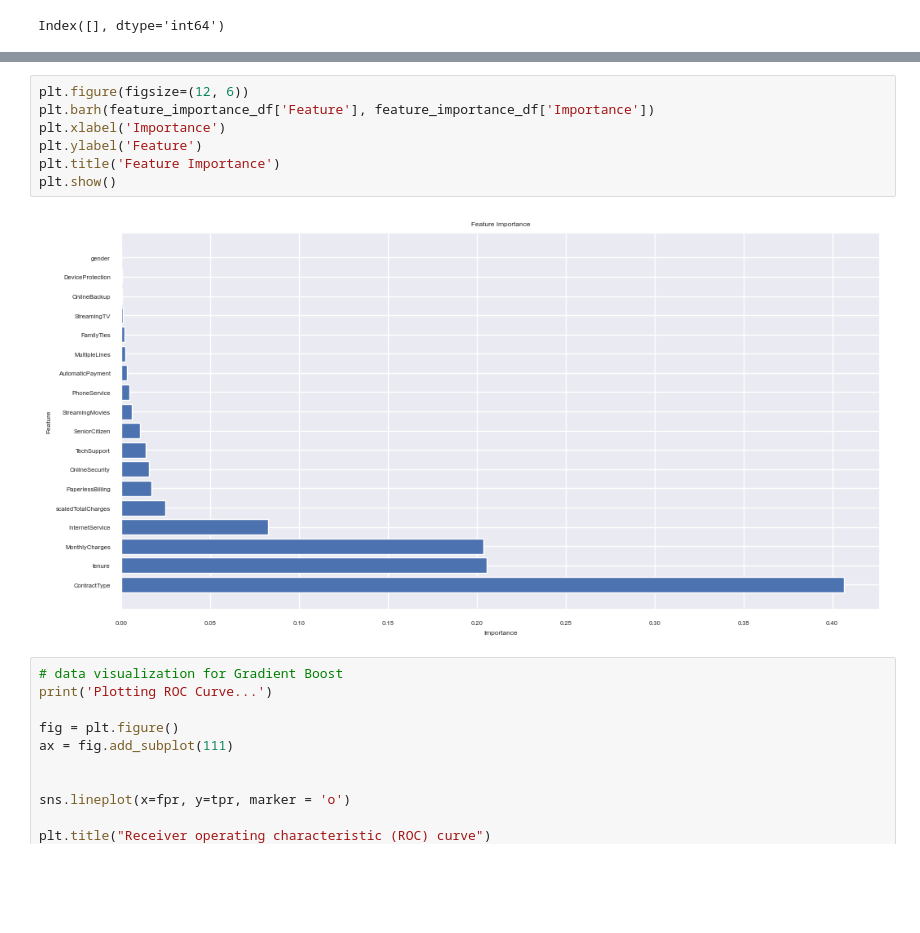
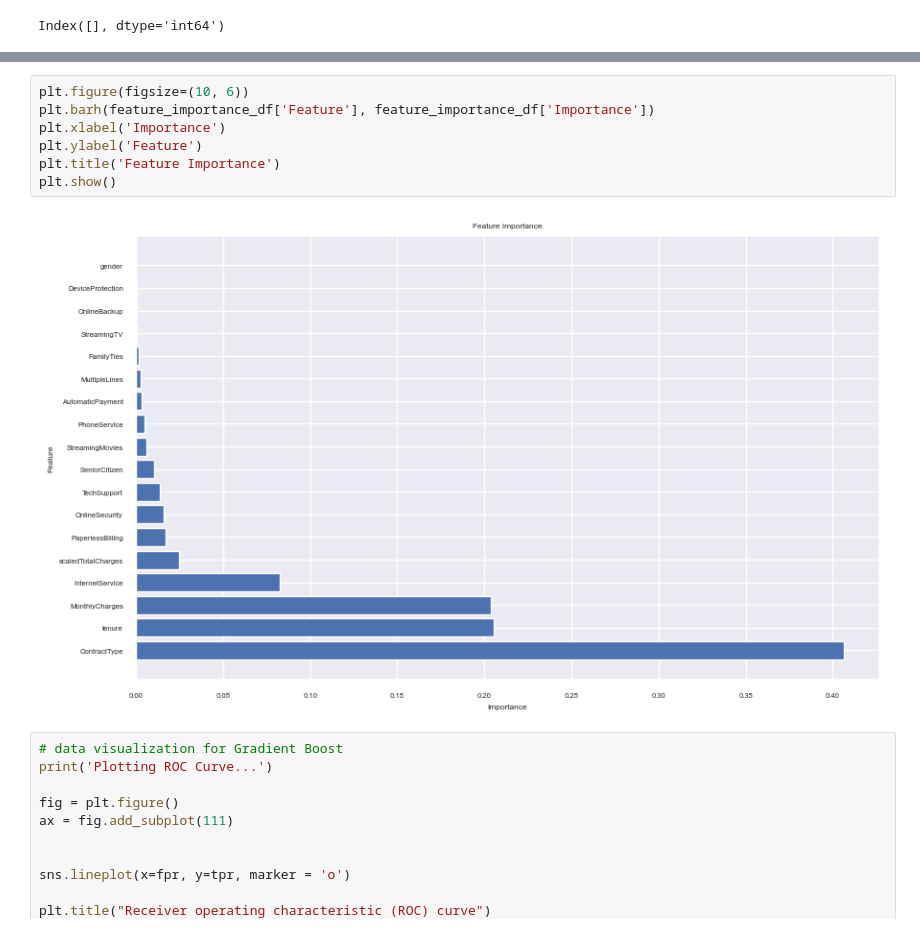
Before and after one commit to Isabellarasku/Verizon-2, a Jupyter notebook: FINALCODE.ipynb, the cells around one changed output, grey strips where cells are left out. Saved outputs shown, nothing was run; the diff lists cells and outputs as text; blank space fills up the shorter version.

```diff
--- a/FINALCODE.ipynb
+++ b/FINALCODE.ipynb
@@ -1284,14 +1255,14 @@ Feature Importance:
 8     DeviceProtection    0.000293
 0               gender    0.000000
 # %%
-plt.figure(figsize=(12, 6))
+plt.figure(figsize=(10, 6))
 plt.barh(feature_importance_df['Feature'], feature_importance_df['Importance'])
 plt.xlabel('Importance')
 plt.ylabel('Feature')
 plt.title('Feature Importance')
 plt.show()
 # %% [output]
-[figure, old version]
+[figure, new version]
 # %%
 # data visualization for Gradient Boost
 print('Plotting ROC Curve...')
```
Also changed, not shown: parts of 6 cells of this notebook.
